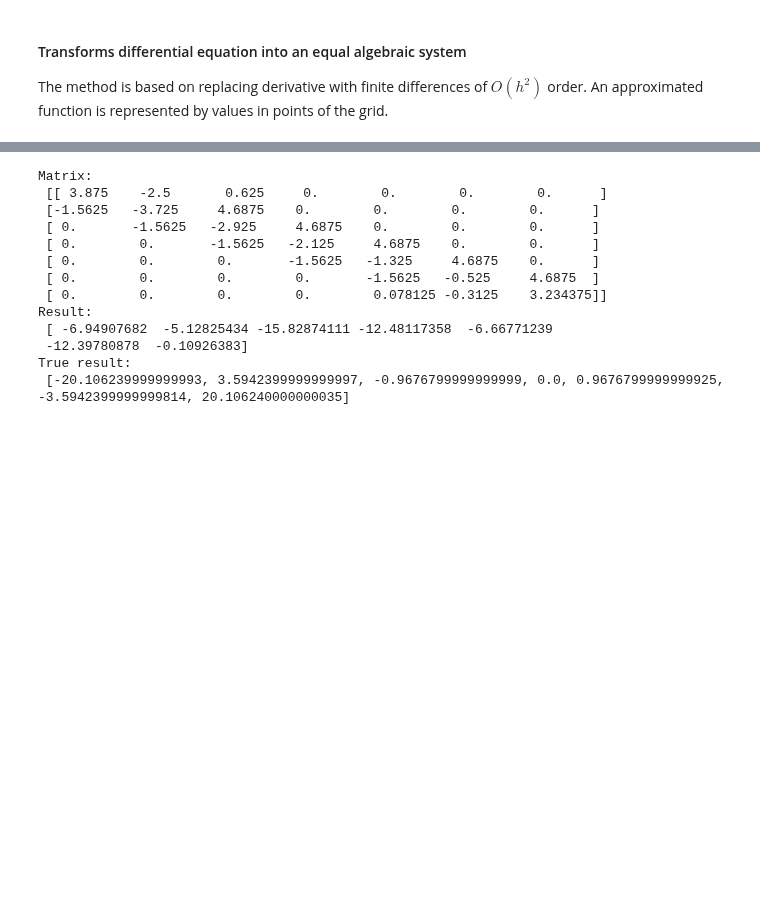
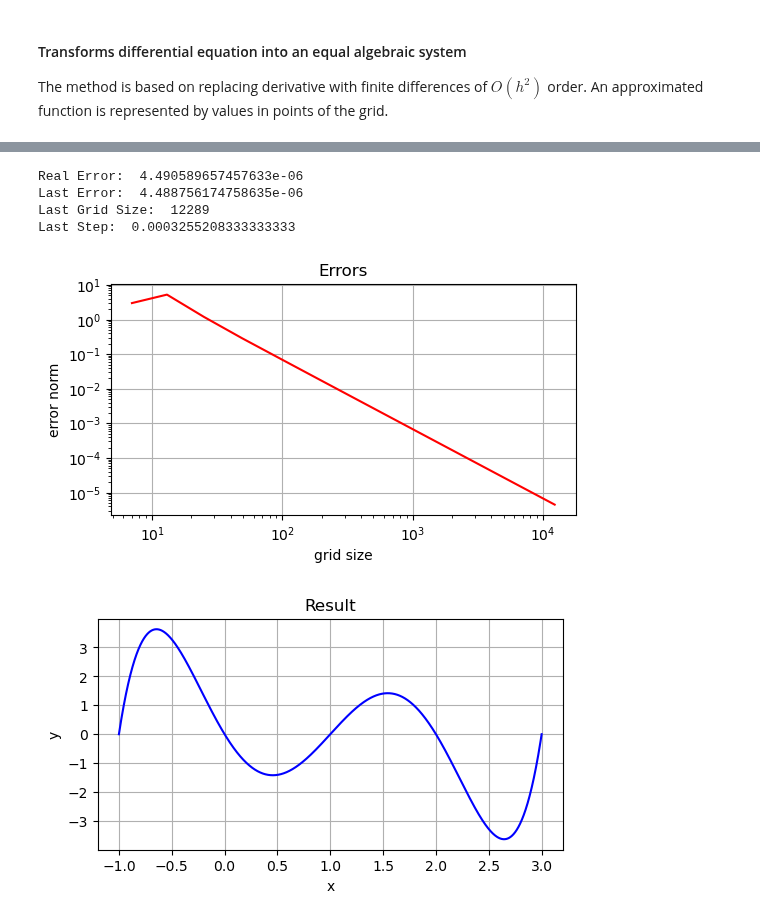
Before and after one commit to Alexander-Ploskin/ComputationMethods, a Jupyter notebook: Task1.ipynb, the cells around one changed output, grey strips where cells are left out. Drawn from its saved outputs; the diff is of its cells as text; code cells hidden in the pictures; blank space fills up the shorter version.

```diff
--- a/Task1.ipynb
+++ b/Task1.ipynb
@@ -122,52 +221,35 @@ def solve_equation(
 # %%
 u = lambda x: x ** 5 - 5 * x ** 4 + 5 * x ** 3 + 5 * x ** 2 - 6 * x
 du = lambda x: 5 * x ** 4 - 20 * x ** 3 + 15 * x ** 2 + 10 * x - 6
 ddu = lambda x: 10 * (2 * x ** 3 - 6 * x ** 2 + 3 * x + 1)
 
 p = lambda x: 1
 q = lambda x: 5
 r = lambda x: -x
 f = lambda x: ddu(x) + q(x) * du(x) - r(x) * u(x)
 
 a = -1
 b = 3
 
 alpha_1 = 2
 alpha_2 = 1
 alpha = -24
 
 left_boundary_value = (alpha_1, alpha_2, alpha)
 
 beta_1 = 3
 beta_2 = 1 / 8
 beta = 3
 
 right_boundary_value = (beta_1, beta_2, beta)
 
-grid_size = 5
-h = (b - a) / grid_size
-grid = np.linspace(a - h / 2, b + h / 2, grid_size + 2, retstep=True)
-result = solve_equation(p, q, r, f, grid, left_boundary_value, right_boundary_value)
-print("Result: \n", result)
+epsilon = 1 / 100000
 
-points, step = grid
-true_solution = []
-for point in points:
-    true_solution.append(u(point))
-
-print("True result: \n", true_solution)
-true_error = get_true_error_norm(true_solution, result)
+run_test(p, q, r, f, a, b, left_boundary_value, right_boundary_value, epsilon, u)
 # %% [output]
-Matrix:
- [[ 3.875    -2.5       0.625     0.        0.        0.        0.      ]
- [-1.5625   -3.725     4.6875    0.        0.        0.        0.      ]
- [ 0.       -1.5625   -2.925     4.6875    0.        0.        0.      ]
- [ 0.        0.       -1.5625   -2.125     4.6875    0.        0.      ]
- [ 0.        0.        0.       -1.5625   -1.325     4.6875    0.      ]
- [ 0.        0.        0.        0.       -1.5625   -0.525     4.6875  ]
- [ 0.        0.        0.        0.        0.078125 -0.3125    3.234375]]
-Result:
- [ -6.94907682  -5.12825434 -15.82874111 -12.48117358  -6.66771239
- -12.39780878  -0.10926383]
-True result:
- [-20.106239999999993, 3.5942399999999997, -0.9676799999999999, 0.0, 0.9676799999999925, -3.5942399999999814, 20.106240000000035]
+Real Error:  4.490589657457633e-06
+Last Error:  4.488756174758635e-06
+Last Grid Size:  12289
+Last Step:  0.0003255208333333333
+[figure, added]
+[figure, added]
```
Also changed, not shown: parts of 17 cells of this notebook.
